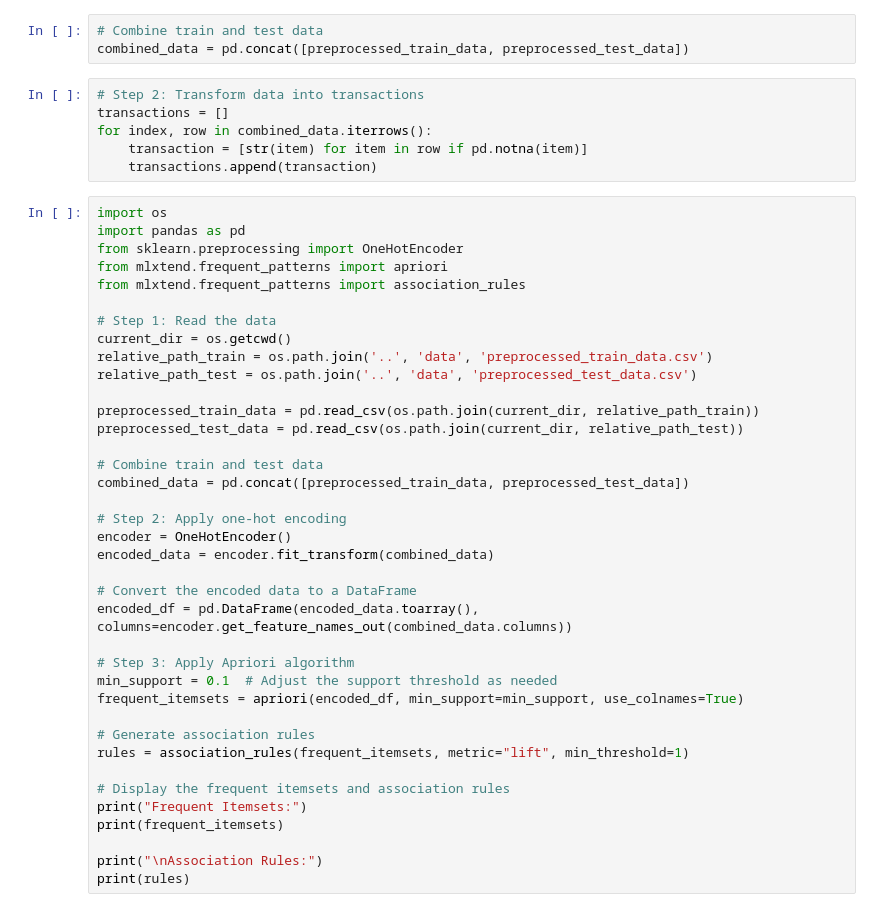
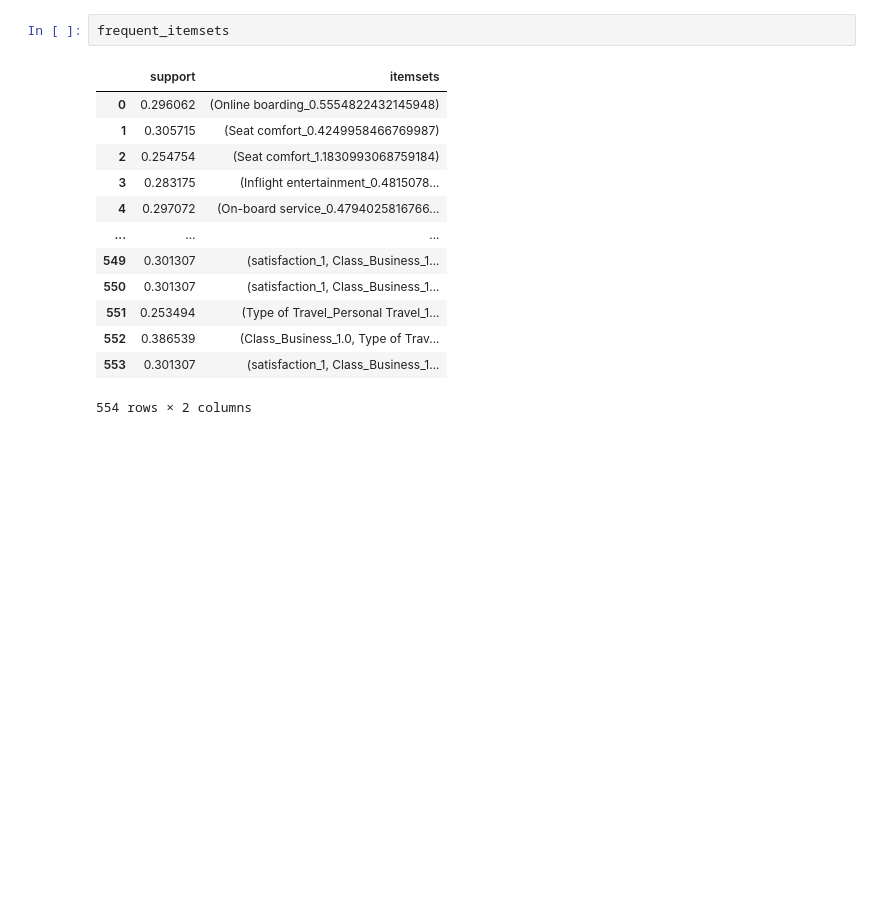
Before and after one commit to hebaashraf21/Airline_Passenger_Satisfaction_Prediction, a Jupyter notebook: code/assocciation_rules.ipynb, the cells around one changed output. Saved outputs shown, nothing was run; the diff lists cells and outputs as text; blank space fills up the shorter version.

```diff
--- a/code/assocciation_rules.ipynb
+++ b/code/assocciation_rules.ipynb
@@ -47,47 +69,16 @@ preprocessed_test_data = pd.read_csv(os.path.join(current_dir, relative_path_tes
-# %%
-# Combine train and test data
-combined_data = pd.concat([preprocessed_train_data, preprocessed_test_data])
-# %%
-# Step 2: Transform data into transactions
-transactions = []
-for index, row in combined_data.iterrows():
-    transaction = [str(item) for item in row if pd.notna(item)]
-    transactions.append(transaction)
-# %%
-import os
-import pandas as pd
-from sklearn.preprocessing import OneHotEncoder
-from mlxtend.frequent_patterns import apriori
-from mlxtend.frequent_patterns import association_rules
-
-# Step 1: Read the data
-current_dir = os.getcwd()
-relative_path_train = os.path.join('..', 'data', 'preprocessed_train_data.csv')
-relative_path_test = os.path.join('..', 'data', 'preprocessed_test_data.csv')
-
-preprocessed_train_data = pd.read_csv(os.path.join(current_dir, relative_path_train))
-preprocessed_test_data = pd.read_csv(os.path.join(current_dir, relative_path_test))
-
-# Combine train and test data
-combined_data = pd.concat([preprocessed_train_data, preprocessed_test_data])
-
-# Step 2: Apply one-hot encoding
-encoder = OneHotEncoder()
-encoded_data = encoder.fit_transform(combined_data)
-
-# Convert the encoded data to a DataFrame
-encoded_df = pd.DataFrame(encoded_data.toarray(), columns=encoder.get_feature_names_out(combined_data.columns))
-
-# Step 3: Apply Apriori algorithm
-min_support = 0.1  # Adjust the support threshold as needed
-frequent_itemsets = apriori(encoded_df, min_support=min_support, use_colnames=True)
-
-# Generate association rules
-rules = association_rules(frequent_itemsets, metric="lift", min_threshold=1)
-
-# Display the frequent itemsets and association rules
-print("Frequent Itemsets:")
-print(frequent_itemsets)
-
-print("\nAssociation Rules:")
-print(rules)
+# %%
+frequent_itemsets
+# %% [output]
+|  | support | itemsets |
+| 0 | 0.296062 | (Online boarding_0.5554822432145948) |
+| 1 | 0.305715 | (Seat comfort_0.4249958466769987) |
+| 2 | 0.254754 | (Seat comfort_1.1830993068759184) |
+| 3 | 0.283175 | (Inflight entertainment_0.4815078... |
+| 4 | 0.297072 | (On-board service_0.4794025816766... |
+| ... | ... | ... |
+| 549 | 0.301307 | (satisfaction_1, Class_Business_1... |
+| 550 | 0.301307 | (satisfaction_1, Class_Business_1... |
+| 551 | 0.253494 | (Type of Travel_Personal Travel_1... |
+| 552 | 0.386539 | (Class_Business_1.0, Type of Trav... |
+| 553 | 0.301307 | (satisfaction_1, Class_Business_1... |
+554 rows × 2 columns
```
Also changed, not shown: parts of 4 cells of this notebook.
